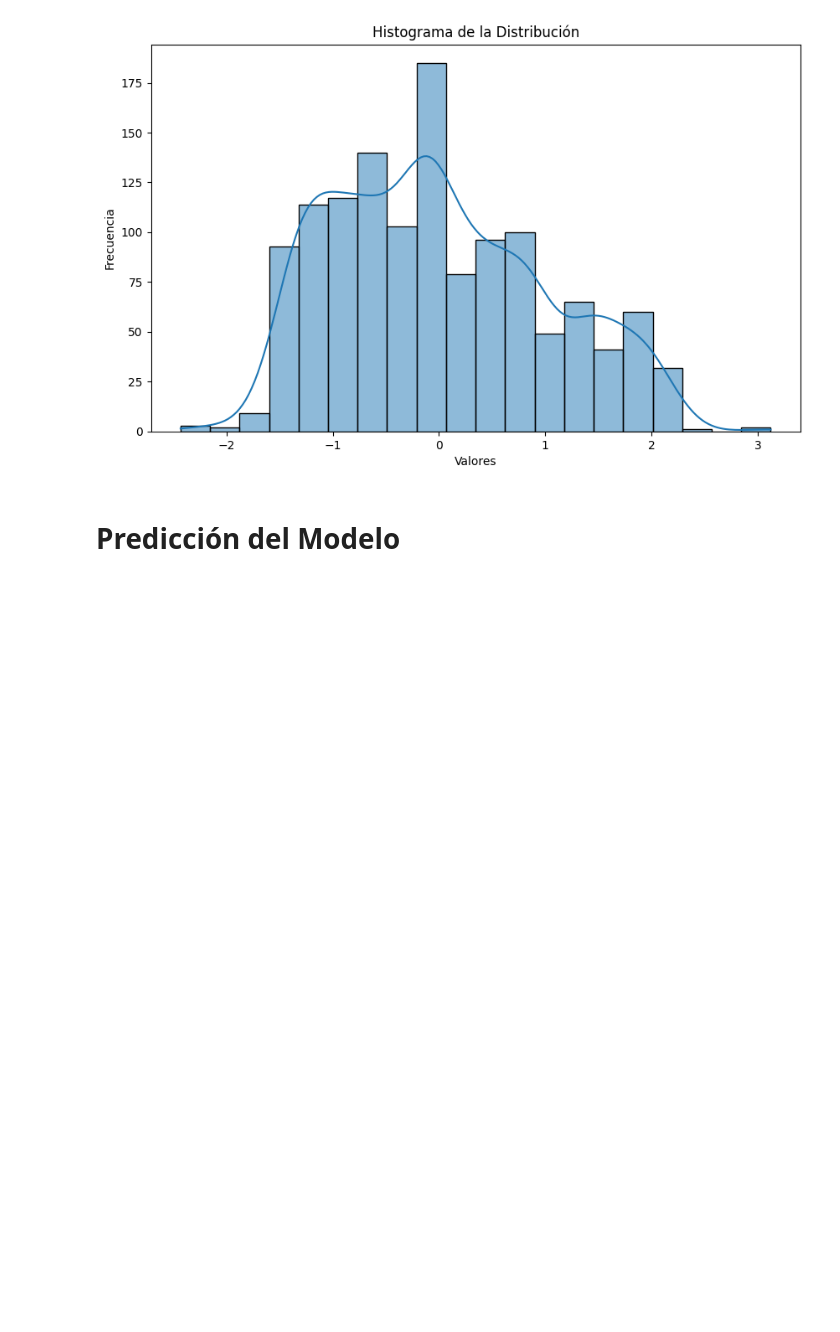
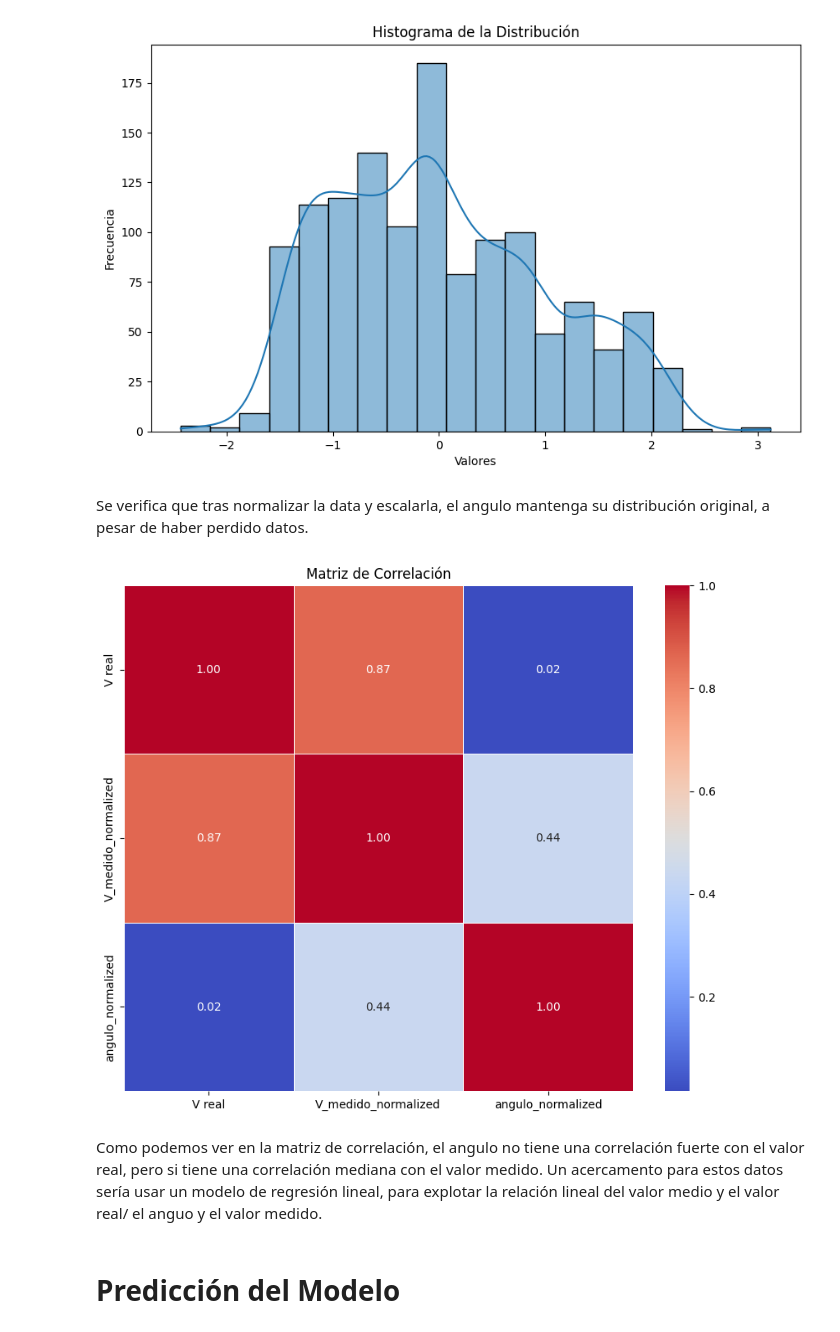
Before and after one commit to Aristondo01/Prediccion_sensores, a Jupyter notebook: Sensores.ipynb, the cells around one changed output. Cells and saved outputs as stored; diff of their text form; code cells hidden in the pictures; blank space fills up the shorter version.

```diff
--- a/Sensores.ipynb
+++ b/Sensores.ipynb
@@ -76,6 +78,20 @@ plt.ylabel('Frecuencia')
 plt.show()
 # %% [output]
 [figure]
+# %% [markdown]
+Se verifica que tras normalizar la data y escalarla, el angulo mantenga su distribución original, a pesar de haber perdido datos.
+# %%
+correlation_matrix = sensores_crudos[['V real', 'V_medido_normalized','angulo_normalized']].corr()
+
+# Visualizar la matriz de correlación utilizando un mapa de calor
+plt.figure(figsize=(10, 8))
+sns.heatmap(correlation_matrix, annot=True, cmap='coolwarm', fmt=".2f", linewidths=.5)
+plt.title('Matriz de Correlación')
+plt.show()
+# %% [output]
+[figure, added]
+# %% [markdown]
+Como podemos ver en la matriz de correlación, el angulo no tiene una correlación fuerte con el valor real, pero si tiene una correlación mediana con el valor medido. Un acercamento para estos datos sería usar un modelo de regresión lineal, para explotar la relación lineal del valor medio y el valor real/ el anguo y el valor medido.
 # %% [markdown]
 # Predicción del Modelo
 # %%
```
Also changed, not shown: parts of 10 cells of this notebook.
